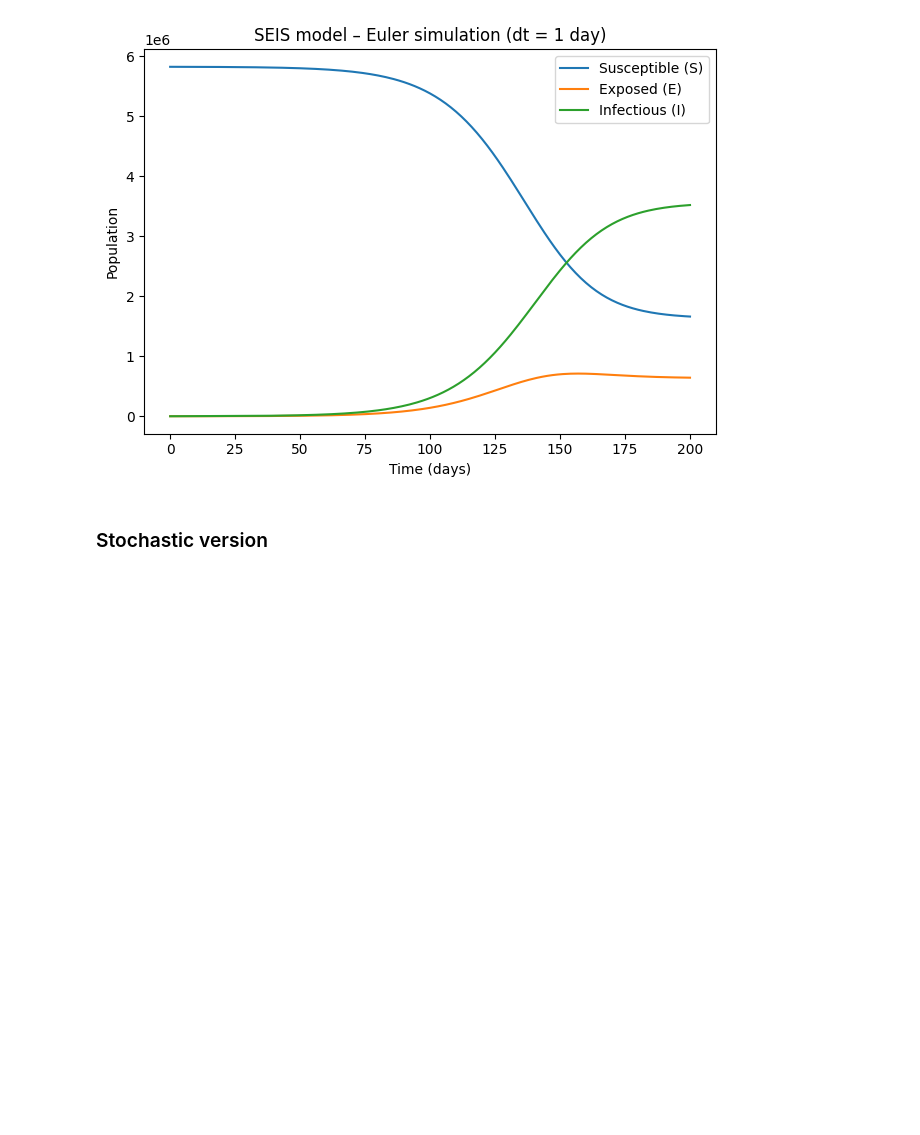
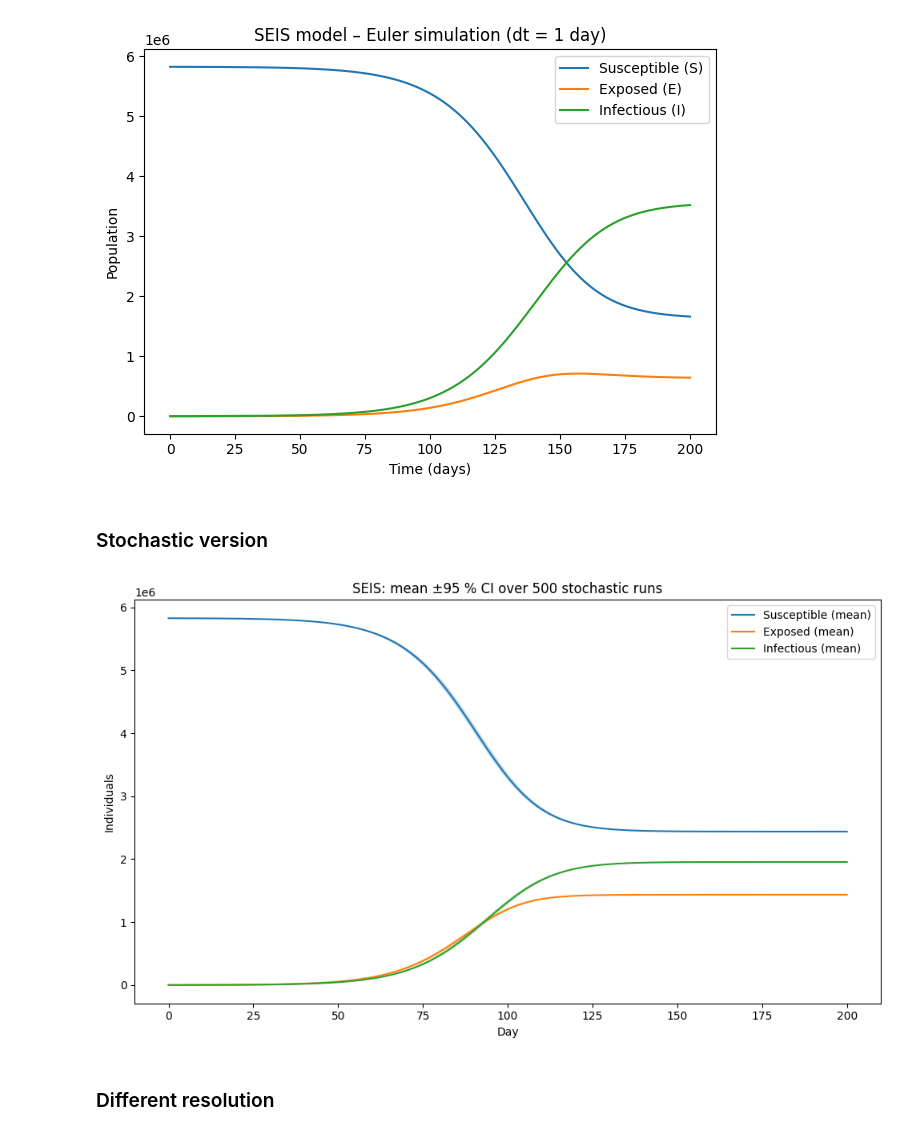
Before and after one commit to bjarturingvason/Stochastic, a Jupyter notebook: Project 2/SEIS_model.ipynb, the cells around one changed output. Cells and saved outputs as stored; diff of their text form; code cells hidden in the pictures; blank space fills up the shorter version.

```diff
--- a/Project 2/SEIS_model.ipynb
+++ b/Project 2/SEIS_model.ipynb
@@ -104,7 +104,7 @@ I0 = 500                   # infectious
 days = 200                 # simulate ~ 5 months
 
 
-t, S, E, I = simulate_seis(beta, gamma, epsilon, S0, E0, I0, days)
+t, S, E, I = simulate_seis_euler(beta, gamma, epsilon, S0, E0, I0, days)
 
 # Plot results
 plt.figure()
@@ -121,3 +121,14 @@ plt.show()
 [figure]
 # %% [markdown]
 ### Stochastic version
+# %%
+# --- Denmark COVID-19 scenario -------------------------------
+beta    = 0.33
+gamma   = 0.14
+epsilon = 0.196
+
+S0 = 5_826_529             # susceptibles
+E0 = 1_000                 # exposed
+I0 = 500                   # infectious
+days = 200                 # simulate time
+N = S0 + E0 + I0   # total population (assumed constant)
@@ -123,0 +179,43 @@ plt.show()
+# %%
+n_runs  = 500      # number of replicates
+S_runs = np.empty((n_runs, days + 1), dtype=int)
+E_runs = np.empty_like(S_runs)
+I_runs = np.empty_like(S_runs)
+
+
+for r in range(n_runs):
+    S_traj, E_traj, I_traj = simulate_seis(
+        S0, E0, I0,
+        beta=beta, epsilon=epsilon, gamma=gamma,
+        N = N, days=days
+    )
+    S_runs[r] = S_traj
+    E_runs[r] = E_traj
+    I_runs[r] = I_traj
+
+
+
+S_mean, S_low, S_high = mean_ci(S_runs)
+E_mean, E_low, E_high = mean_ci(E_runs)
+I_mean, I_low, I_high = mean_ci(I_runs)
+t = np.arange(days + 1)
+
+
+
+plt.figure(figsize=(10, 6))
+plt.plot(t, S_mean, label="Susceptible (mean)")
+plt.fill_between(t, S_low, S_high, alpha=0.25)
+plt.plot(t, E_mean, label="Exposed (mean)")
+plt.fill_between(t, E_low, E_high, alpha=0.25)
+plt.plot(t, I_mean, label="Infectious (mean)")
+plt.fill_between(t, I_low, I_high, alpha=0.25)
+plt.xlabel("Day")
+plt.ylabel("Individuals")
+plt.title(f"SEIS: mean ±95 % CI over {n_runs} stochastic runs")
+plt.legend()
+plt.tight_layout()
+plt.show()
+# %% [output]
+[figure, added]
+# %% [markdown]
+### Different resolution
```
Also changed, not shown: parts of 6 cells of this notebook.
